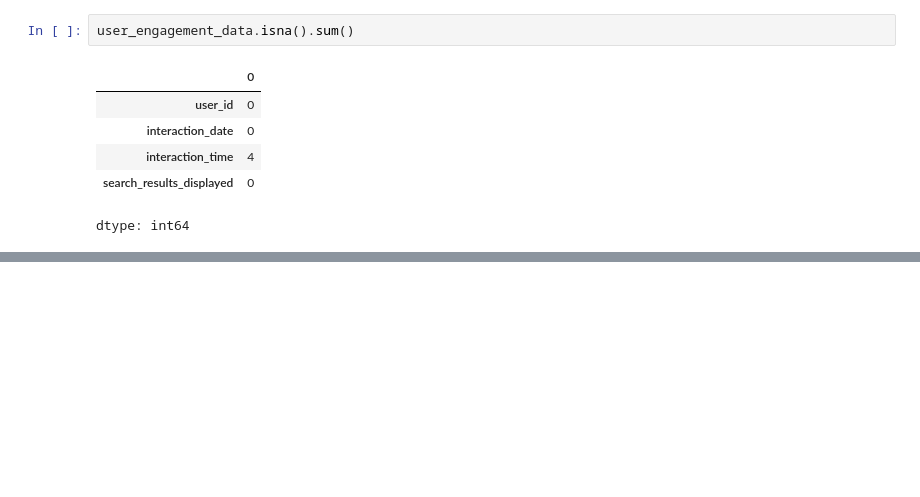
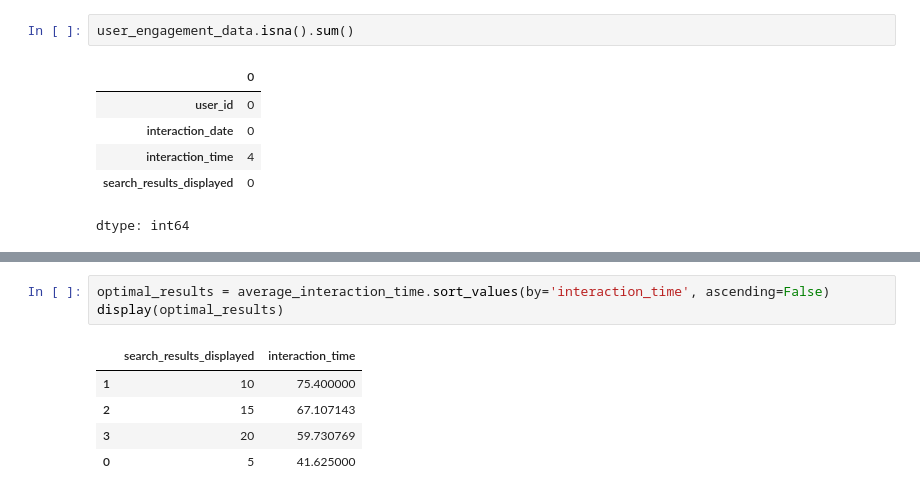
Before and after one commit to Haris-09/Python-Summer-Party-Challenge, a Jupyter notebook: Python_Summer_Party.ipynb, the cells around one changed output, grey strips where cells are left out. Saved outputs shown, nothing was run; the diff lists cells and outputs as text; blank space fills up the shorter version.

```diff
--- a/Python_Summer_Party.ipynb
+++ b/Python_Summer_Party.ipynb
@@ -442,0 +474,9 @@ dtype: int64
+# %%
+optimal_results = average_interaction_time.sort_values(by='interaction_time', ascending=False)
+display(optimal_results)
+# %% [output]
+|  | search_results_displayed | interaction_time |
+| 1 | 10 | 75.400000 |
+| 2 | 15 | 67.107143 |
+| 3 | 20 | 59.730769 |
+| 0 | 5 | 41.625000 |
```
Also changed, not shown: parts of 5 cells of this notebook.
